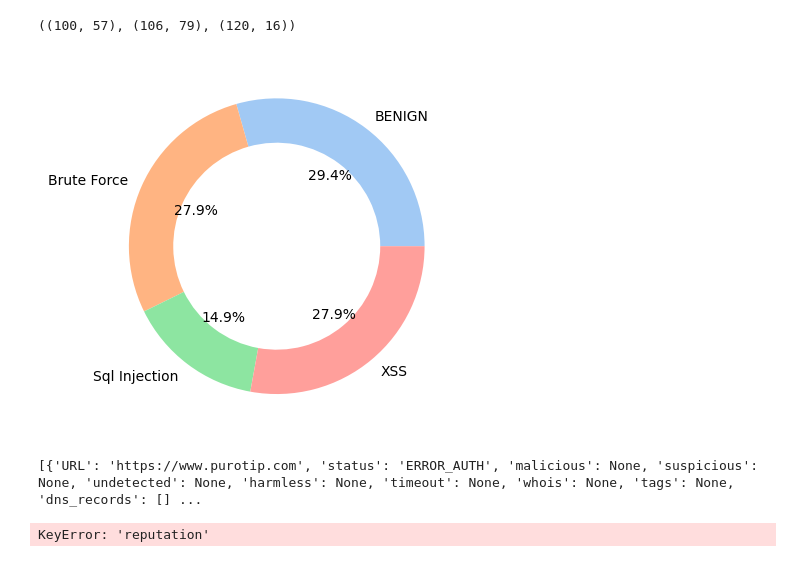
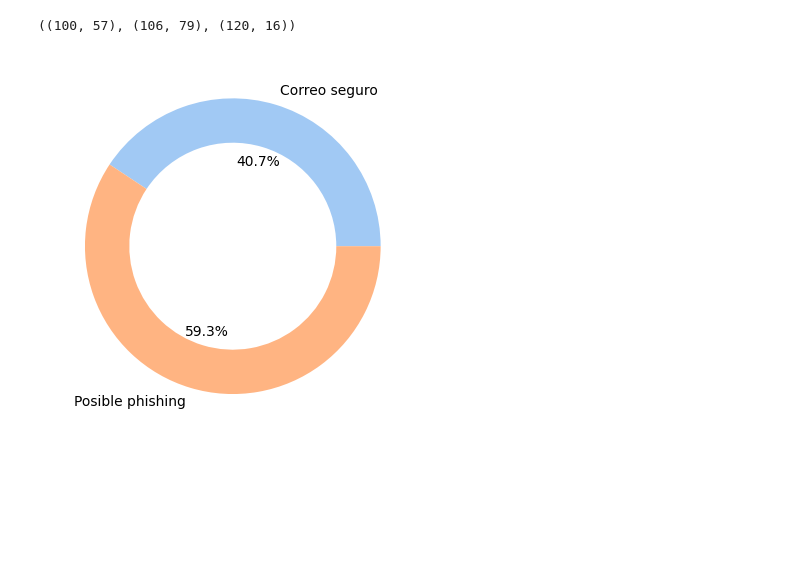
Before and after one commit to JorgeAlonsoC/ds_desafio_grupo1, a Jupyter notebook: app/prueba_datos.ipynb, the cells around one changed output. Cells and saved outputs as stored; diff of their text form; code cells hidden in the pictures; blank space fills up the shorter version.

```diff
--- a/app/prueba_datos.ipynb
+++ b/app/prueba_datos.ipynb
@@ -12,37 +12,33 @@ df_phishing.shape, df_ddos.shape, df_int_login.shape
 # %%
 import matplotlib.pyplot as plt
 import seaborn as sns
+import psycopg2
 
 conn = psycopg2.connect(
     dbname="desafiogrupo1",
     user="desafiogrupo1_user",
     password="g7jS0htW8QqiGPRymmJw0IJgb04QO3Jy",
     host="dpg-d36i177fte5s73bgaisg-a.oregon-postgres.render.com",
     port="5432"
     )
 
 cur = conn.cursor()
 query = """
-SELECT *
-FROM public.logs
-WHERE indicators IN ('BENIGN', 'XSS', 'Brute Force', 'Sql Injection')
-;
+SELECT * FROM logs
+    WHERE indicators IN ('Correo seguro', 'Posible phishing')
 """
 
 df = pd.read_sql(query, conn)
 df_group = df.groupby('indicators')['severity'].size().reset_index(name='total')
 
 
 plt.pie(df_group['total'], labels=df_group['indicators'], colors=sns.color_palette("pastel"), wedgeprops=dict(width=0.3), autopct='%1.1f%%' )
 plt.show()
 conn.close()
 # %% [output]
-[figure, old version]
+[figure, new version]
 # %%
 from limpieza_datos2 import *
 # %%
-for i in range(30,35):
-    clean_data_phishing2(df_phishing.iloc[i].to_dict())
+for i in range(4):
+    clean_data_phishing(df_phishing.iloc[i].to_dict())
-# %% [output]
-[{'URL': 'https://www.purotip.com', 'status': 'ERROR_AUTH', 'malicious': None, 'suspicious': None, 'undetected': None, 'harmless': None, 'timeout': None, 'whois': None, 'tags': None, 'dns_records': [] ...
-KeyError: 'reputation'
```
Also changed, not shown: parts of 3 cells of this notebook, 6 other files.
